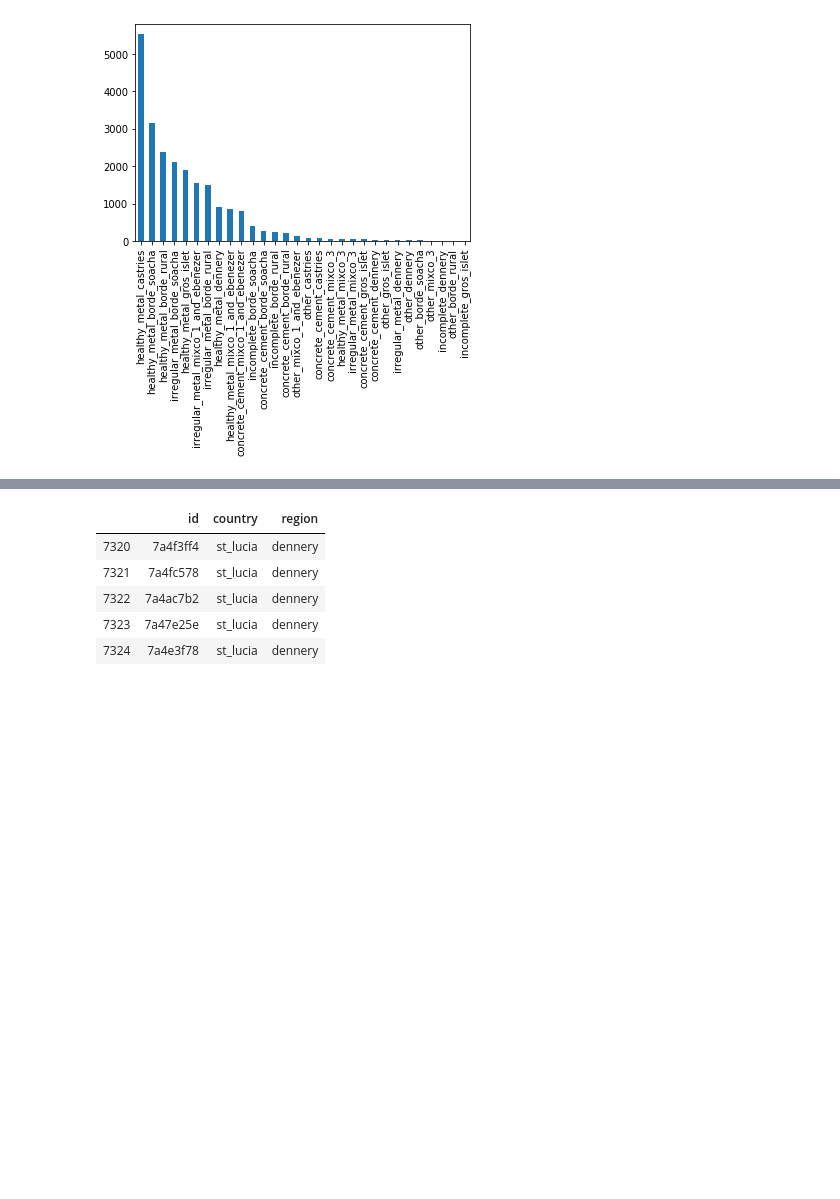
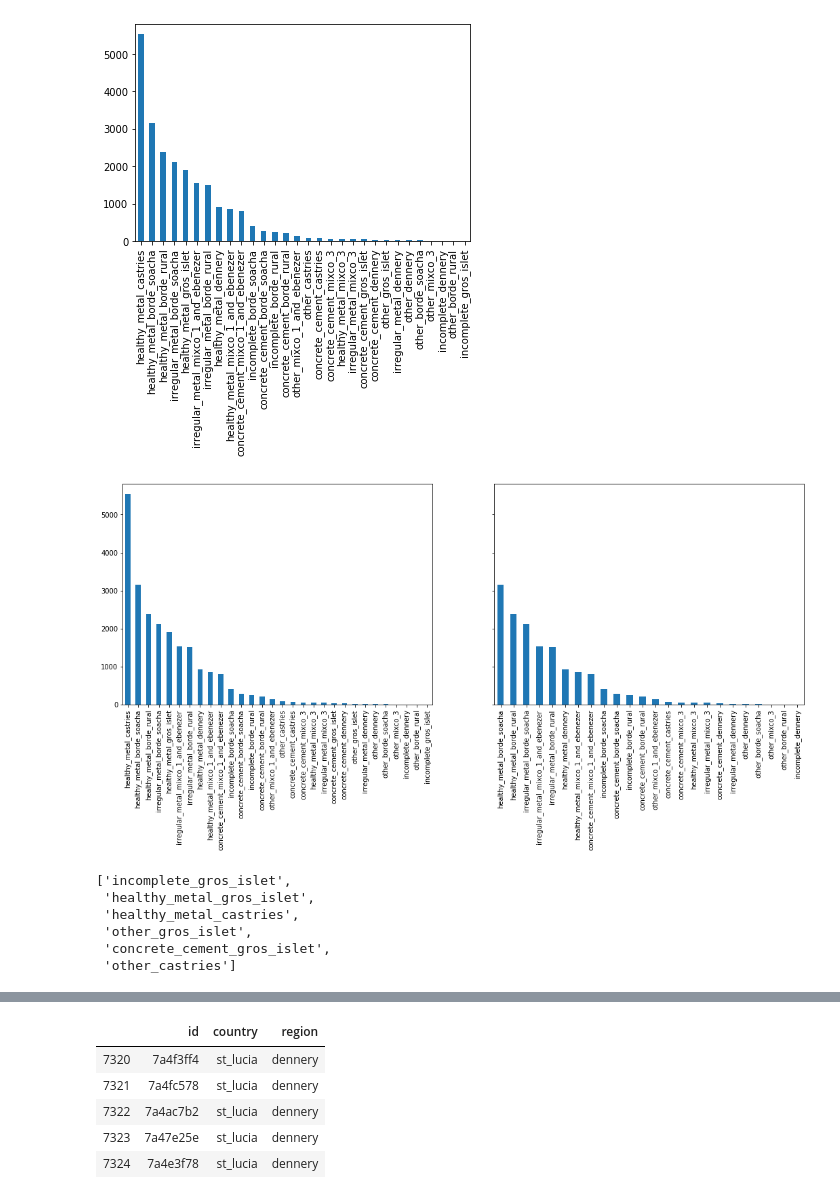
Before and after one commit to adriangrepo/caribbean_disaster_risk, a Jupyter notebook: 09_10_fastai_resnet50_roof_region_20191123.ipynb, the cells around one changed output, grey strips where cells are left out. Saved outputs shown, nothing was run; the diff lists cells and outputs as text; code cells hidden in the pictures; blank space fills up the shorter version.

```diff
--- a/09_10_fastai_resnet50_roof_region_20191123.ipynb
+++ b/09_10_fastai_resnet50_roof_region_20191123.ipynb
@@ -101,3 +101,13 @@ df_all.target.value_counts().plot(kind='bar')
 # %% [output]
 <matplotlib.axes._subplots.AxesSubplot at 0x...>
 [figure]
+# %%
+df_verified = df_all.loc[df_all['verified'] == True]
+# %%
+fig, (ax, ax2) = plt.subplots(ncols=2, sharey=True)
+fig.set_size_inches(18, 6)
+df_all.target.value_counts().plot(kind='bar', ax=ax)
+df_verified.target.value_counts().plot(kind='bar', ax=ax2)
+plt.show()
+# %% [output]
+[figure, added]
@@ -103,0 +119,9 @@ df_all.target.value_counts().plot(kind='bar')
+# %%
+non_valid
+# %% [output]
+['incomplete_gros_islet',
+ 'healthy_metal_gros_islet',
+ 'healthy_metal_castries',
+ 'other_gros_islet',
+ 'concrete_cement_gros_islet',
+ 'other_castries']
```
Also changed, not shown: parts of 15 cells of this notebook, 49 other files.
